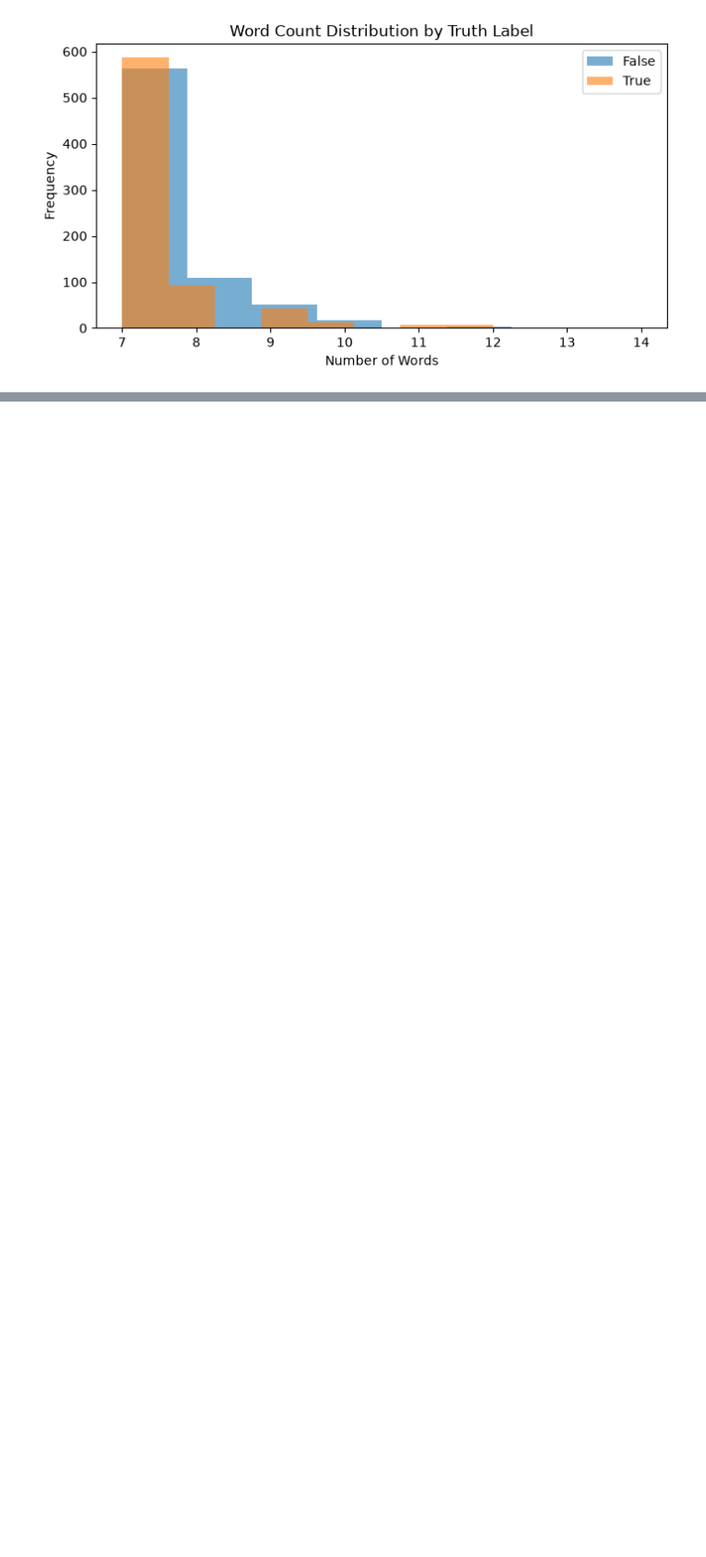
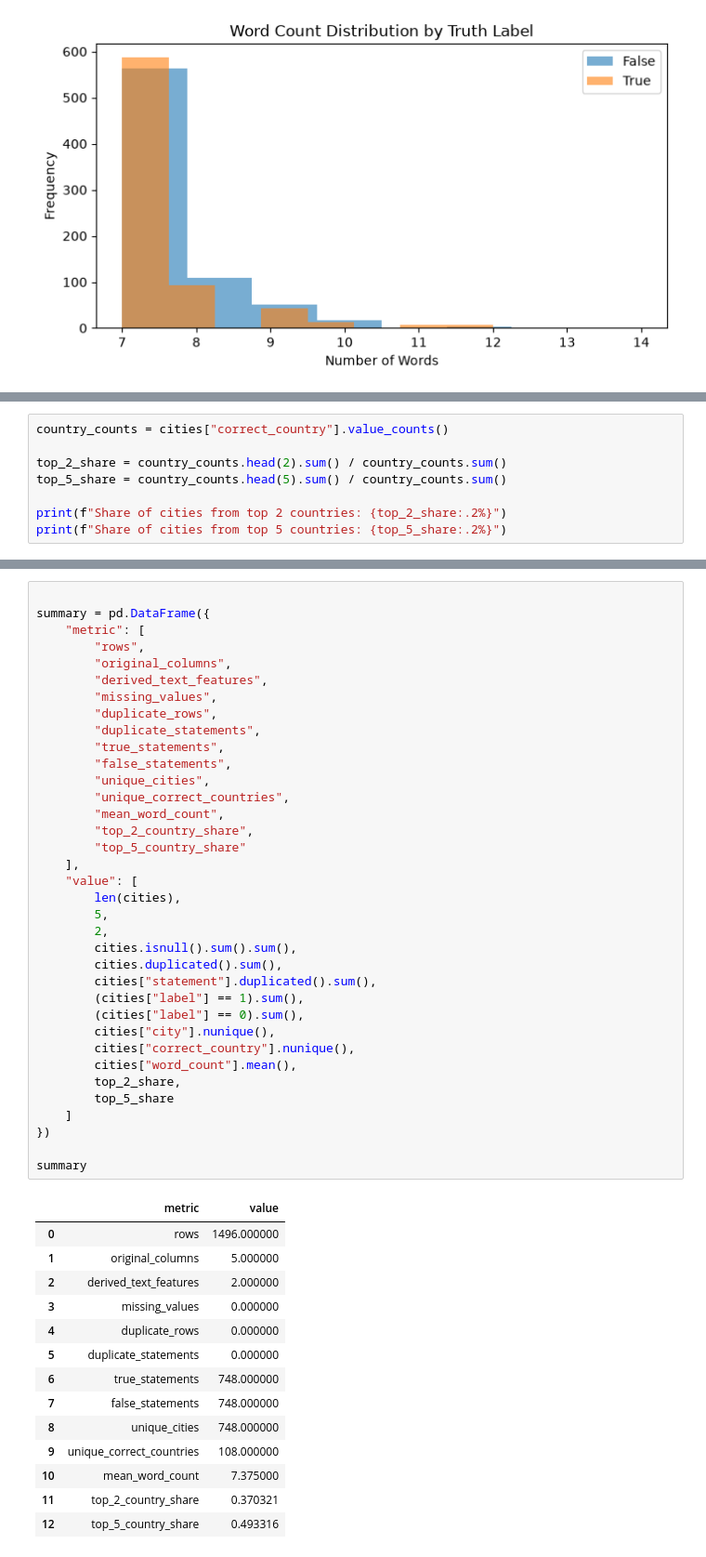
Before and after one commit to Fall2026group4/fall-2026-group4, a Jupyter notebook: notebooks/03_geometry_of_truth_eda.ipynb, the cells around one changed output, grey strips where cells are left out. Shown: that part at 93% size. Cells and saved outputs as stored; diff of their text form; blank space fills up the shorter version.

```diff
--- a/notebooks/03_geometry_of_truth_eda.ipynb
+++ b/notebooks/03_geometry_of_truth_eda.ipynb
@@ -155,0 +246,8 @@ plt.show()
+# %%
+country_counts = cities["correct_country"].value_counts()
+
+top_2_share = country_counts.head(2).sum() / country_counts.sum()
+top_5_share = country_counts.head(5).sum() / country_counts.sum()
+
+print(f"Share of cities from top 2 countries: {top_2_share:.2%}")
+print(f"Share of cities from top 5 countries: {top_5_share:.2%}")
@@ -155,0 +257,51 @@ plt.show()
+# %%
+
+summary = pd.DataFrame({
+    "metric": [
+        "rows",
+        "original_columns",
+        "derived_text_features",
+        "missing_values",
+        "duplicate_rows",
+        "duplicate_statements",
+        "true_statements",
+        "false_statements",
+        "unique_cities",
+        "unique_correct_countries",
+        "mean_word_count",
+        "top_2_country_share",
+        "top_5_country_share"
+    ],
+    "value": [
+        len(cities),
+        5,
+        2,
+        cities.isnull().sum().sum(),
+        cities.duplicated().sum(),
+        cities["statement"].duplicated().sum(),
+        (cities["label"] == 1).sum(),
+        (cities["label"] == 0).sum(),
+        cities["city"].nunique(),
+        cities["correct_country"].nunique(),
+        cities["word_count"].mean(),
+        top_2_share,
+        top_5_share
+    ]
+})
+
+summary
+# %% [output]
+|  | metric | value |
+| 0 | rows | 1496.000000 |
+| 1 | original_columns | 5.000000 |
+| 2 | derived_text_features | 2.000000 |
+| 3 | missing_values | 0.000000 |
+| 4 | duplicate_rows | 0.000000 |
+| 5 | duplicate_statements | 0.000000 |
+| 6 | true_statements | 748.000000 |
+| 7 | false_statements | 748.000000 |
+| 8 | unique_cities | 748.000000 |
+| 9 | unique_correct_countries | 108.000000 |
+| 10 | mean_word_count | 7.375000 |
+| 11 | top_2_country_share | 0.370321 |
+| 12 | top_5_country_share | 0.493316 |
```
Also changed, not shown: parts of 5 cells of this notebook, 2 other files.
